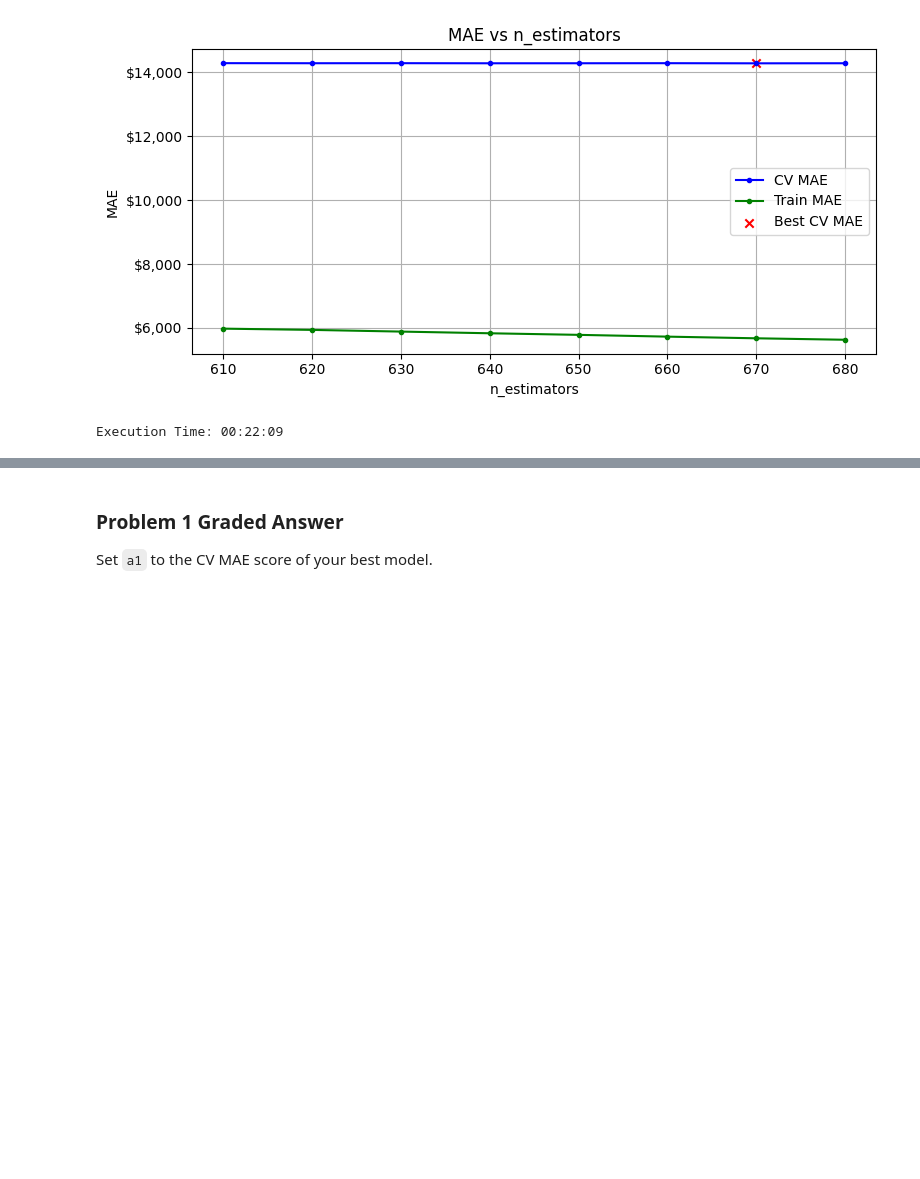
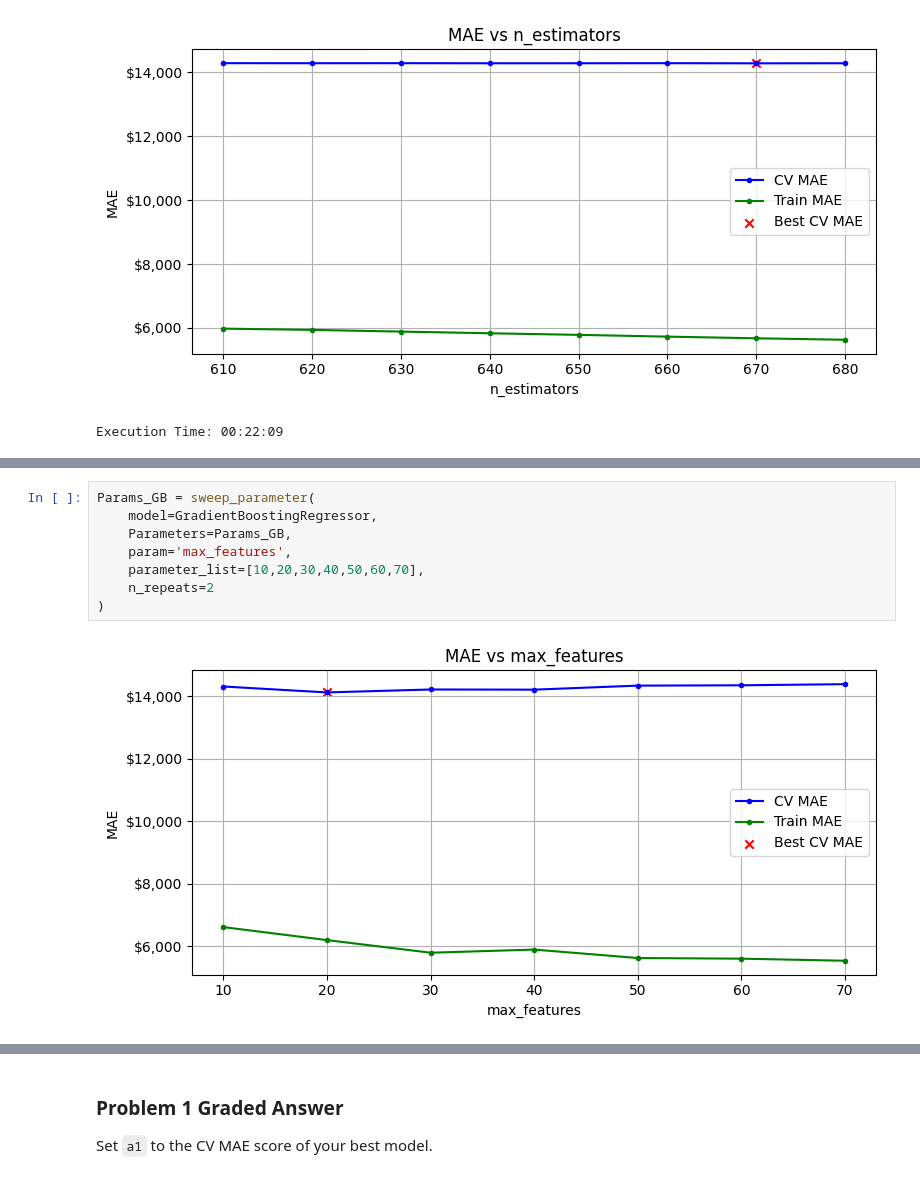
Before and after one commit to Jbaner/Module-3-Assignments, a Jupyter notebook: Homework_07.ipynb, the cells around one changed output, grey strips where cells are left out. Cells and saved outputs as stored; diff of their text form; blank space fills up the shorter version.

```diff
--- a/Homework_07.ipynb
+++ b/Homework_07.ipynb
@@ -536,0 +559,10 @@ Execution Time: 00:22:09
+# %%
+Params_GB = sweep_parameter(
+    model=GradientBoostingRegressor,
+    Parameters=Params_GB,
+    param='max_features',
+    parameter_list=[10,20,30,40,50,60,70],
+    n_repeats=2
+)
+# %% [output]
+[figure, added]
```
Also changed, not shown: parts of 4 cells of this notebook.
